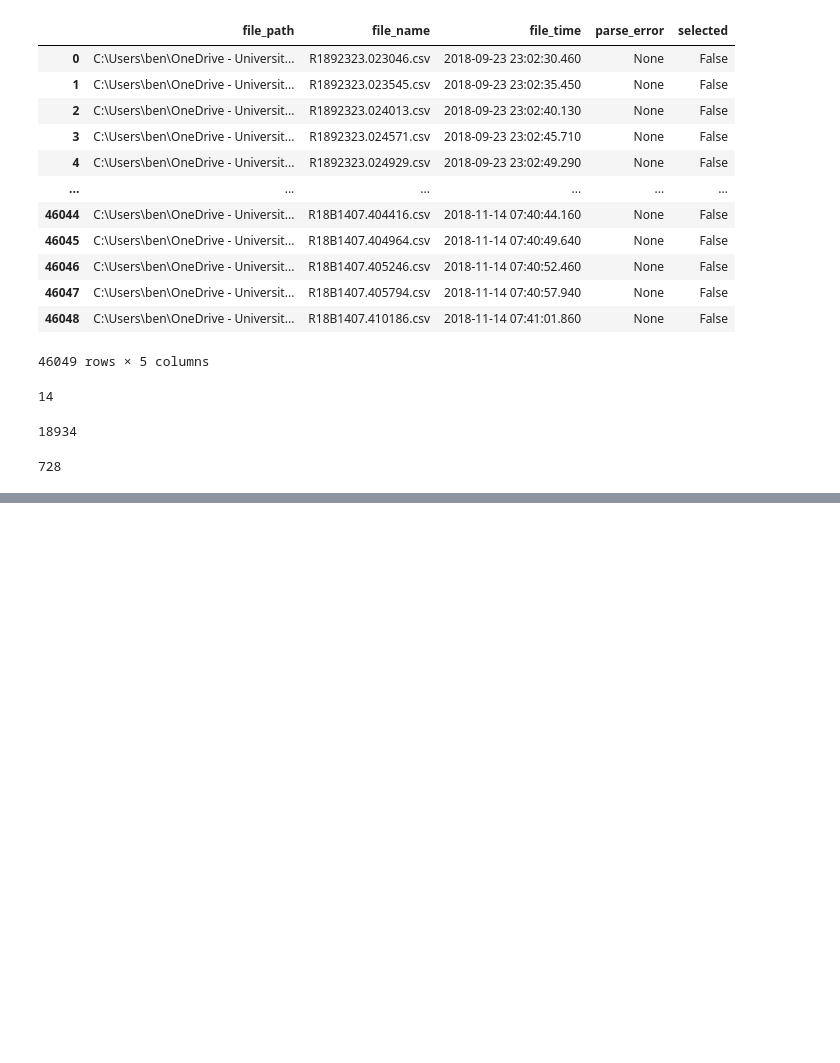
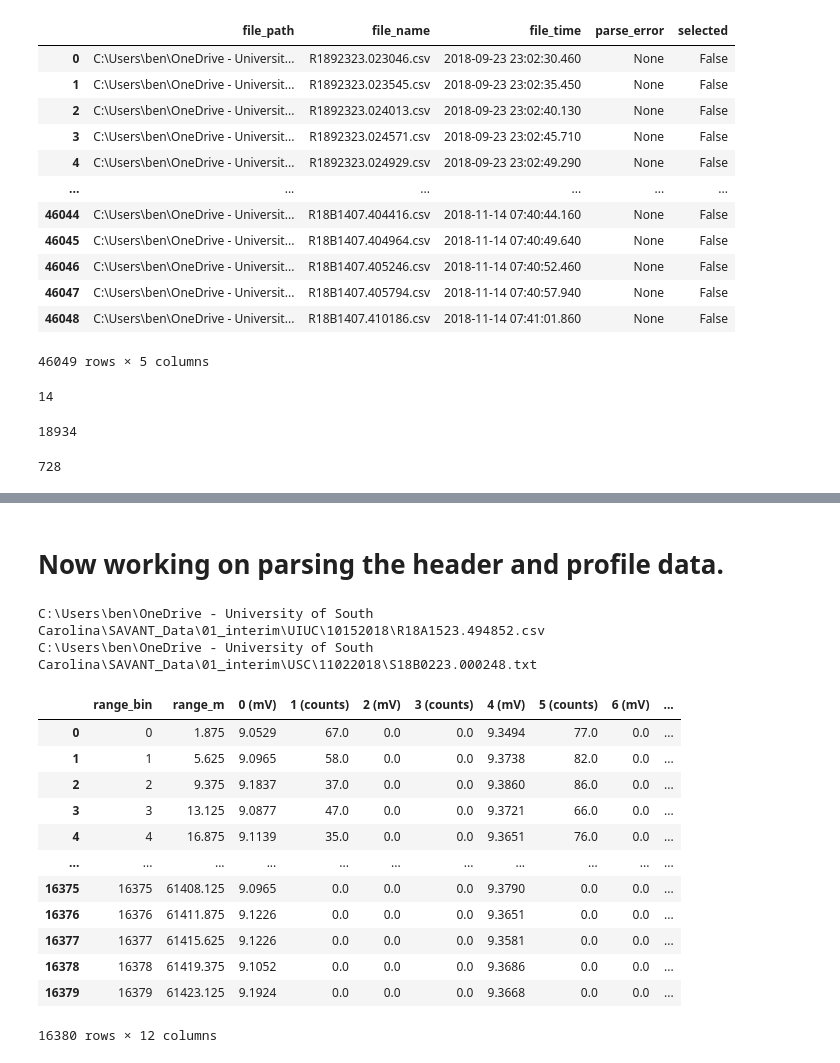
Before and after one commit to marositesUSC/dissertation, a Jupyter notebook: notebooks/lidar_signal_processing/01_read_and_parse_files.ipynb, the cells around one changed output, grey strips where cells are left out. Drawn from its saved outputs; the diff is of its cells as text; code cells hidden in the pictures; blank space fills up the shorter version.

Commit message:
refining parsing.

```diff
--- a/notebooks/lidar_signal_processing/01_read_and_parse_files.ipynb
+++ b/notebooks/lidar_signal_processing/01_read_and_parse_files.ipynb
@@ -94,3 +94,13 @@ usc_files
  WindowsPath('C:/Users/ben/OneDrive - University of South Carolina/SAVANT_Data/01_interim/USC/11022018/S18B0223.481009.txt'),
  WindowsPath('C:/Users/ben/OneDrive - University of South Carolina/SAVANT_Data/01_interim/USC/11022018/S18B0223.481434.txt'),
  WindowsPath('C:/Users/ben/OneDrive - University of South Carolina/SAVANT_Data/01_interim/USC/11022018/S18B0223.481829.txt')]
+# %% [markdown]
+# Now working on parsing the header and profile data.
+# %%
+uiuc_sample = uiuc_files[10]
+print(uiuc_sample)
+usc_sample = usc_files[0]
+print(usc_sample)
+# %% [output]
+C:\Users\ben\OneDrive - University of South Carolina\SAVANT_Data\01_interim\UIUC\10152018\R18A1523.494852.csv
+C:\Users\ben\OneDrive - University of South Carolina\SAVANT_Data\01_interim\USC\11022018\S18B0223.000248.txt
@@ -96,0 +112,16 @@ usc_files
+# %%
+profile
+# %% [output]
+|  | range_bin | range_m | 0 (mV) | 1 (counts) | 2 (mV) | 3 (counts) | 4 (mV) | 5 (counts) | 6 (mV) | ... |
+| 0 | 0 | 1.875 | 9.0529 | 67.0 | 0.0 | 0.0 | 9.3494 | 77.0 | 0.0 | ... |
+| 1 | 1 | 5.625 | 9.0965 | 58.0 | 0.0 | 0.0 | 9.3738 | 82.0 | 0.0 | ... |
+| 2 | 2 | 9.375 | 9.1837 | 37.0 | 0.0 | 0.0 | 9.3860 | 86.0 | 0.0 | ... |
+| 3 | 3 | 13.125 | 9.0877 | 47.0 | 0.0 | 0.0 | 9.3721 | 66.0 | 0.0 | ... |
+| 4 | 4 | 16.875 | 9.1139 | 35.0 | 0.0 | 0.0 | 9.3651 | 76.0 | 0.0 | ... |
+| ... | ... | ... | ... | ... | ... | ... | ... | ... | ... | ... |
+| 16375 | 16375 | 61408.125 | 9.0965 | 0.0 | 0.0 | 0.0 | 9.3790 | 0.0 | 0.0 | ... |
+| 16376 | 16376 | 61411.875 | 9.1226 | 0.0 | 0.0 | 0.0 | 9.3651 | 0.0 | 0.0 | ... |
+| 16377 | 16377 | 61415.625 | 9.1226 | 0.0 | 0.0 | 0.0 | 9.3581 | 0.0 | 0.0 | ... |
+| 16378 | 16378 | 61419.375 | 9.1052 | 0.0 | 0.0 | 0.0 | 9.3686 | 0.0 | 0.0 | ... |
+| 16379 | 16379 | 61423.125 | 9.1924 | 0.0 | 0.0 | 0.0 | 9.3668 | 0.0 | 0.0 | ... |
+16380 rows × 12 columns
```
Also changed, not shown: parts of 7 cells of this notebook, 2 other files.
